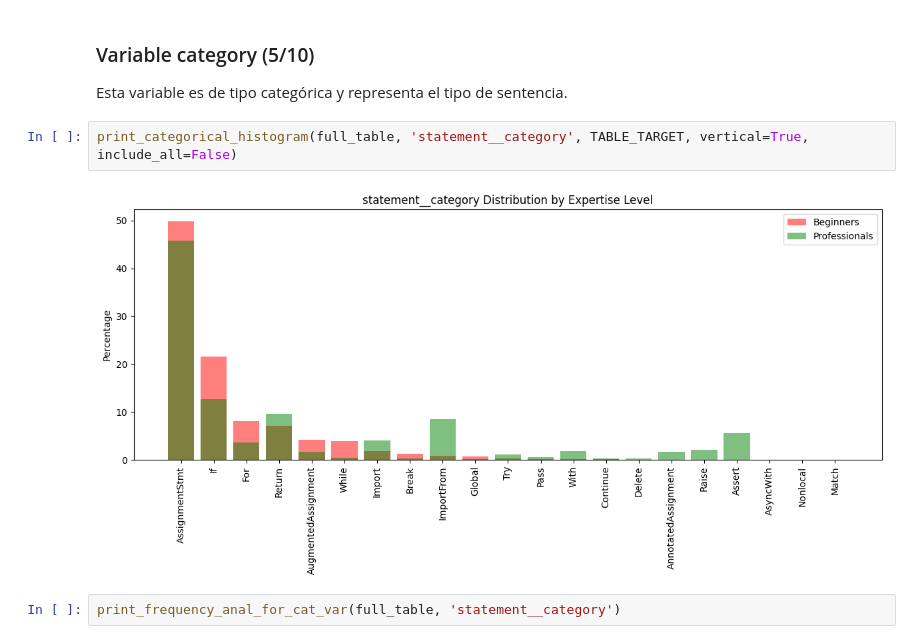
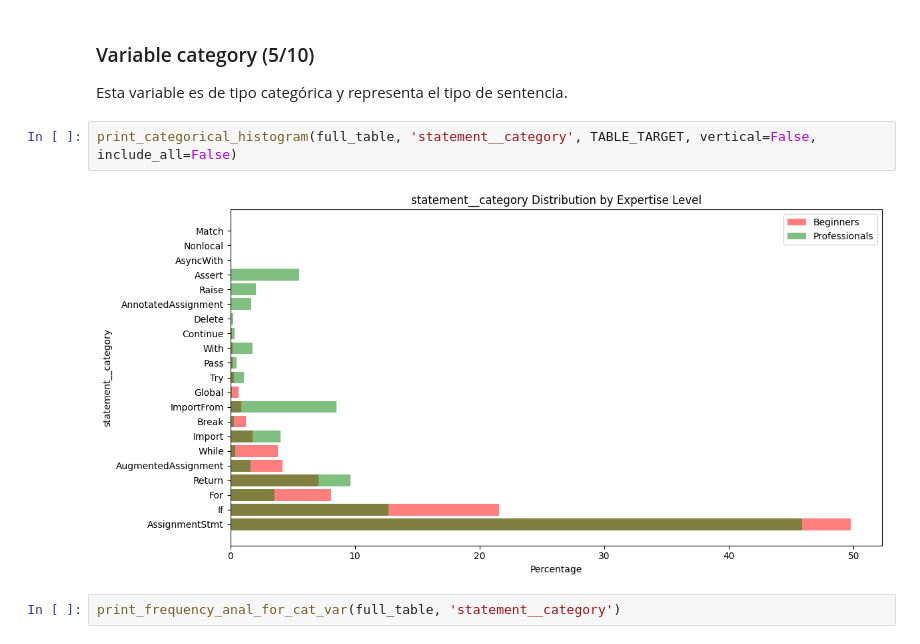
Before and after one commit to UO284262/PythonSourceCodeAnalysis, a Jupyter notebook: notebooks/07_statements.ipynb, the cells around one changed output. Drawn from its saved outputs; the diff is of its cells as text.

Commit message:
Categorical histogram change

```diff
--- a/notebooks/07_statements.ipynb
+++ b/notebooks/07_statements.ipynb
@@ -328,9 +328,9 @@ MAD Superior: 3933 instancias tienen un valor para statement__body_size superior
 ### Variable category (5/10)
 Esta variable es de tipo categórica y representa el tipo de sentencia.
 # %%
-print_categorical_histogram(full_table, 'statement__category', TABLE_TARGET, vertical=True, include_all=False)
+print_categorical_histogram(full_table, 'statement__category', TABLE_TARGET, vertical=False, include_all=False)
 # %% [output]
-[figure, old version]
+[figure, new version]
 # %%
 print_frequency_anal_for_cat_var(full_table, 'statement__category')
 # %% [output]
```
Also changed, not shown: parts of 1 cell of this notebook.
